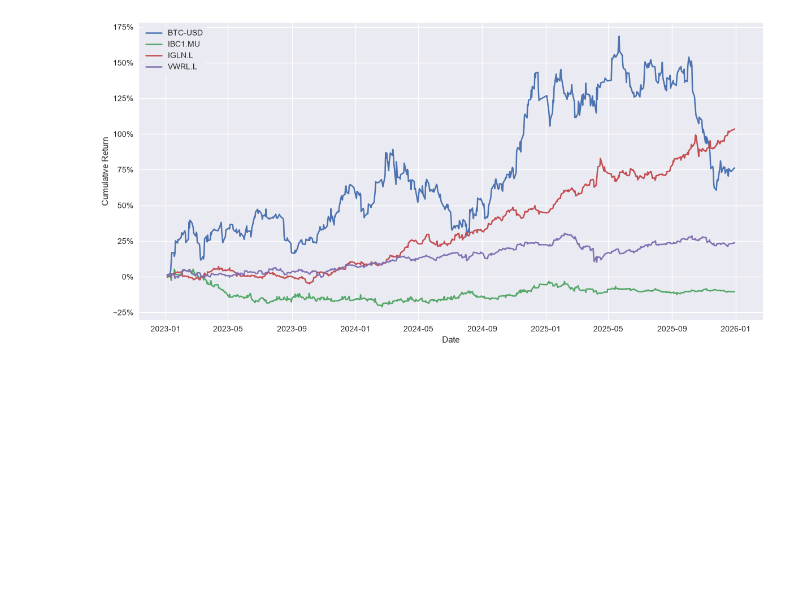
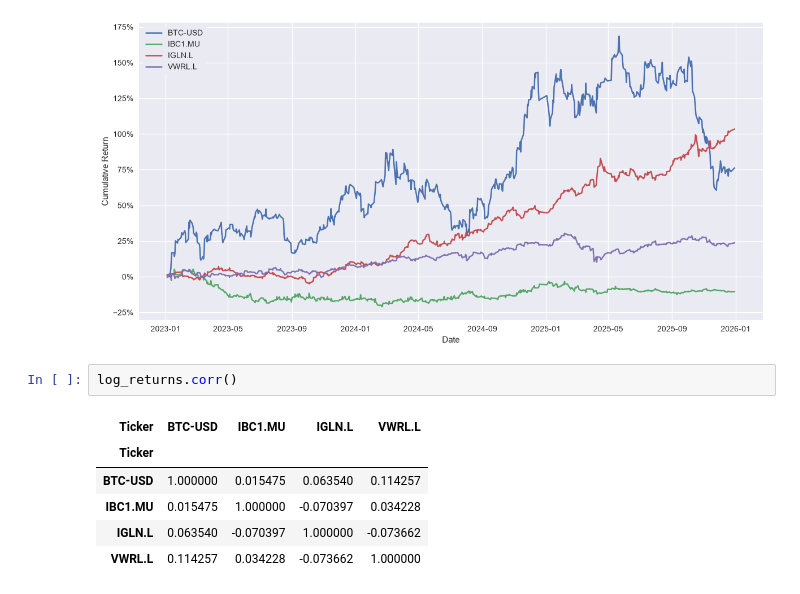
Before and after one commit to Hugh-Munro/orbis, a Jupyter notebook: research.ipynb, the cells around one changed output. Saved outputs shown, nothing was run; the diff lists cells and outputs as text; blank space fills up the shorter version.

```diff
--- a/research.ipynb
+++ b/research.ipynb
@@ -138,3 +138,12 @@ plt.tight_layout()
 plt.show()
 # %% [output]
 [figure]
+# %%
+log_returns.corr()
+# %% [output]
+| Ticker | BTC-USD | IBC1.MU | IGLN.L | VWRL.L |
+| Ticker |  |  |  |  |
+| BTC-USD | 1.000000 | 0.015475 | 0.063540 | 0.114257 |
+| IBC1.MU | 0.015475 | 1.000000 | -0.070397 | 0.034228 |
+| IGLN.L | 0.063540 | -0.070397 | 1.000000 | -0.073662 |
+| VWRL.L | 0.114257 | 0.034228 | -0.073662 | 1.000000 |
```
Also changed, not shown: parts of 4 cells of this notebook, 9 other files.
